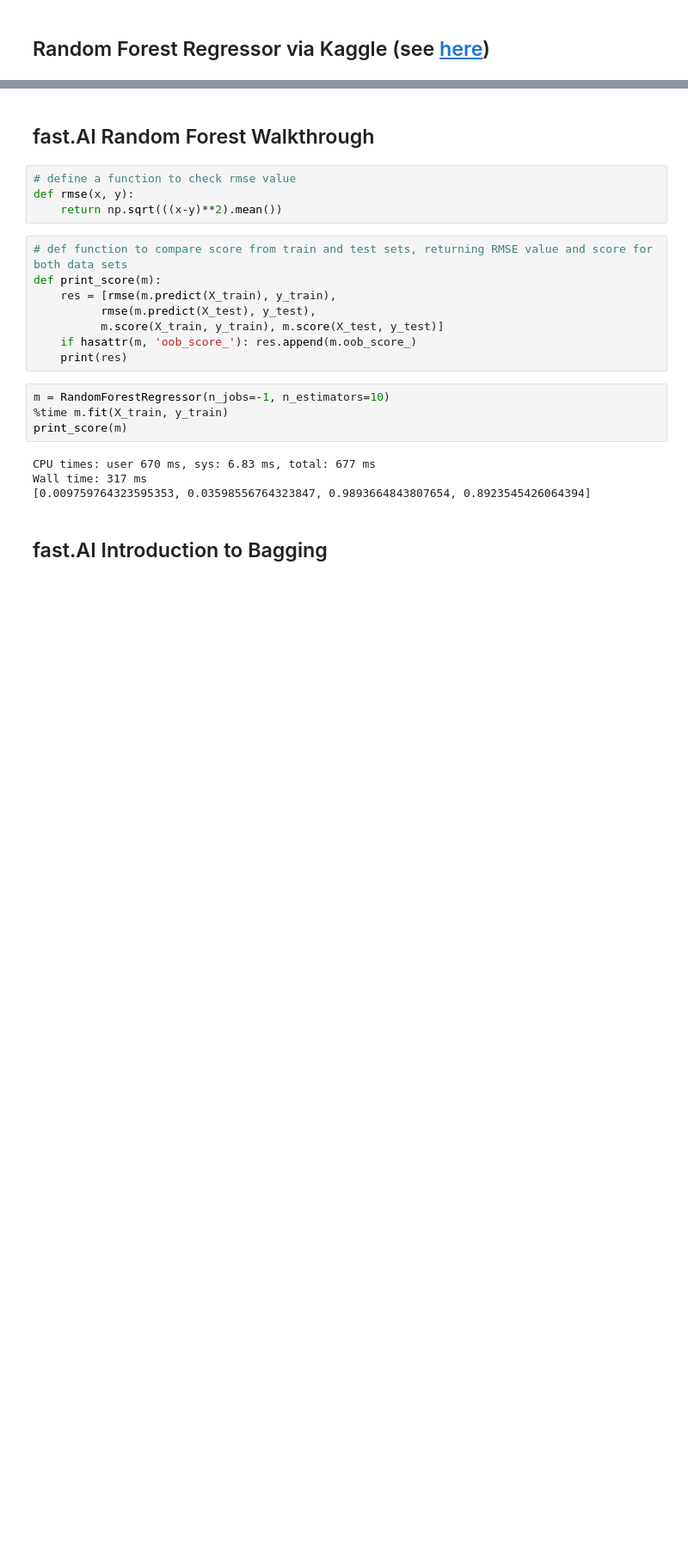
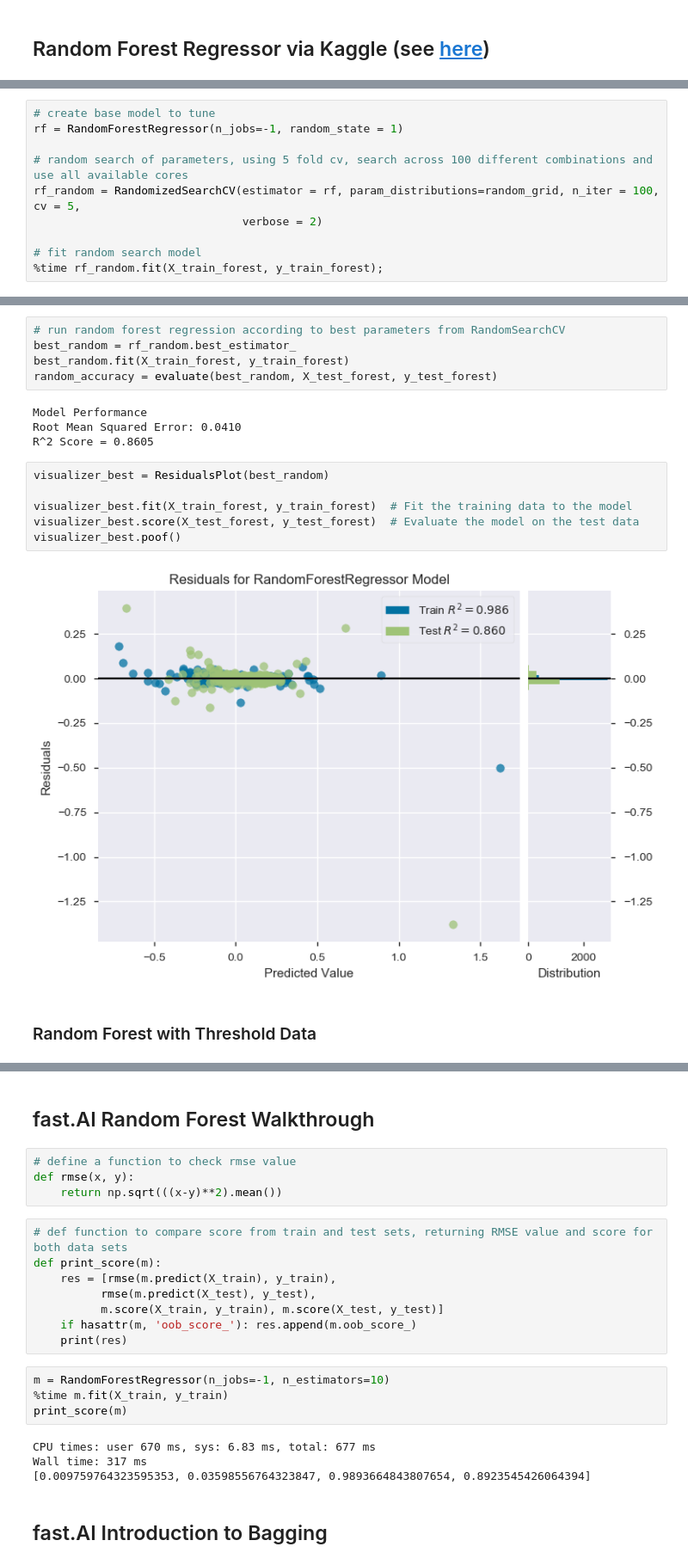
Before and after one commit to earny-joe/Springboard-DS-Portfolio, a Jupyter notebook: capstone_1/basketball/Individual_Player_Stats/Exploratory-ML.ipynb, the cells around one changed output, grey strips where cells are left out. Shown at 86% size. Cells and saved outputs as stored; diff of their text form; blank space fills up the shorter version.

```diff
--- a/capstone_1/basketball/Individual_Player_Stats/Exploratory-ML.ipynb
+++ b/capstone_1/basketball/Individual_Player_Stats/Exploratory-ML.ipynb
@@ -145,0 +317,10 @@ plt.plot(estimators, scores);
+# %%
+# create base model to tune
+rf = RandomForestRegressor(n_jobs=-1, random_state = 1)
+
+# random search of parameters, using 5 fold cv, search across 100 different combinations and use all available cores
+rf_random = RandomizedSearchCV(estimator = rf, param_distributions=random_grid, n_iter = 100, cv = 5,
+                               verbose = 2)
+
+# fit random search model
+%time rf_random.fit(X_train_forest, y_train_forest);
@@ -145,0 +404,19 @@ plt.plot(estimators, scores);
+# %%
+# run random forest regression according to best parameters from RandomSearchCV
+best_random = rf_random.best_estimator_
+best_random.fit(X_train_forest, y_train_forest)
+random_accuracy = evaluate(best_random, X_test_forest, y_test_forest)
+# %% [output]
+Model Performance
+Root Mean Squared Error: 0.0410
+R^2 Score = 0.8605
+# %%
+visualizer_best = ResidualsPlot(best_random)
+
+visualizer_best.fit(X_train_forest, y_train_forest)  # Fit the training data to the model
+visualizer_best.score(X_test_forest, y_test_forest)  # Evaluate the model on the test data
+visualizer_best.poof()
+# %% [output]
+[figure, added]
+# %% [markdown]
+### Random Forest with Threshold Data
```
Also changed, not shown: parts of 43 cells of this notebook.
